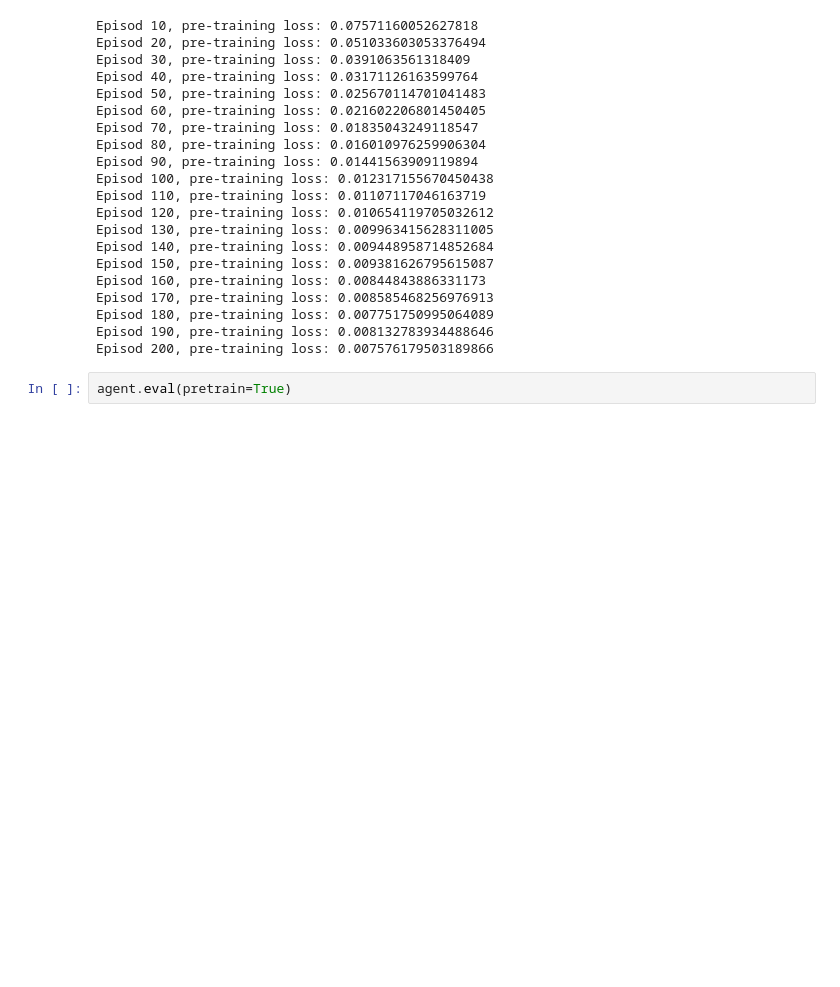
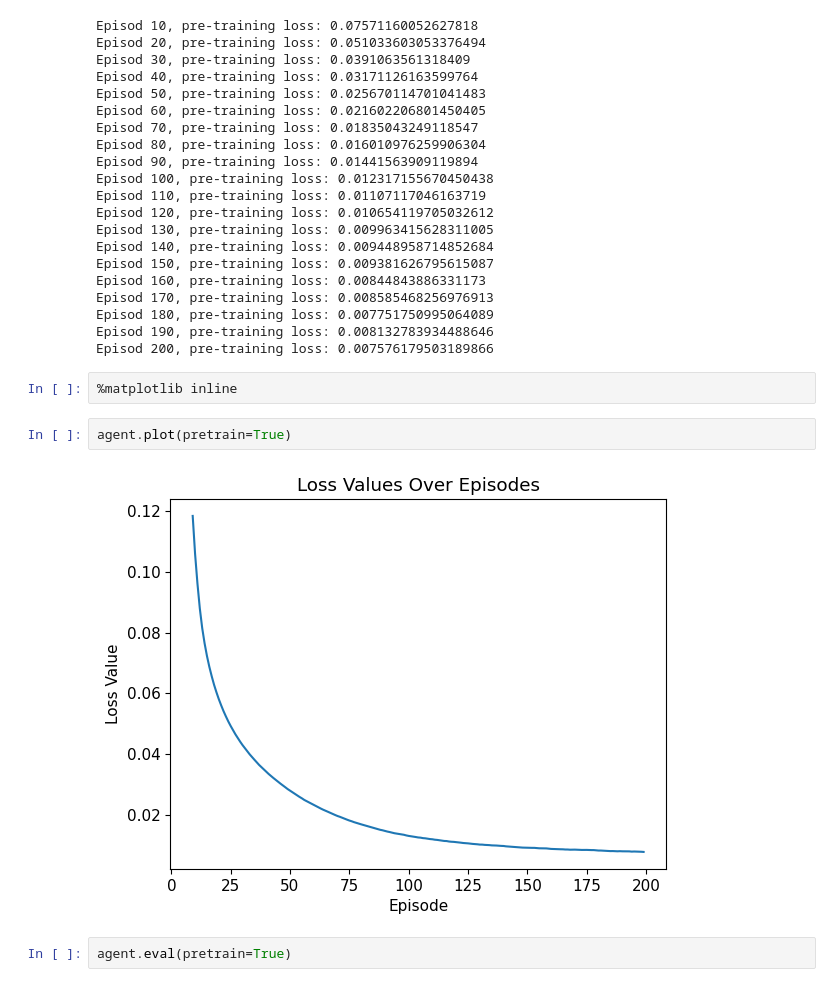
Before and after one commit to tianye-chen/Osu-mania-RL-agent, a Jupyter notebook: ppo_lstm.ipynb, the cells around one changed output. Drawn from its saved outputs; the diff is of its cells as text; blank space fills up the shorter version.

Commit message:
fix eval plot

```diff
--- a/ppo_lstm.ipynb
+++ b/ppo_lstm.ipynb
@@ -74,6 +74,12 @@ Episod 170, pre-training loss: 0.008585468256976913
 Episod 180, pre-training loss: 0.007751750995064089
 Episod 190, pre-training loss: 0.008132783934488646
 Episod 200, pre-training loss: 0.007576179503189866
+# %%
+%matplotlib inline
+# %%
+agent.plot(pretrain=True)
+# %% [output]
+[figure, added]
 # %%
 agent.eval(pretrain=True)
 # %% [output]
```
Also changed, not shown: parts of 6 cells of this notebook, 1 other file.
